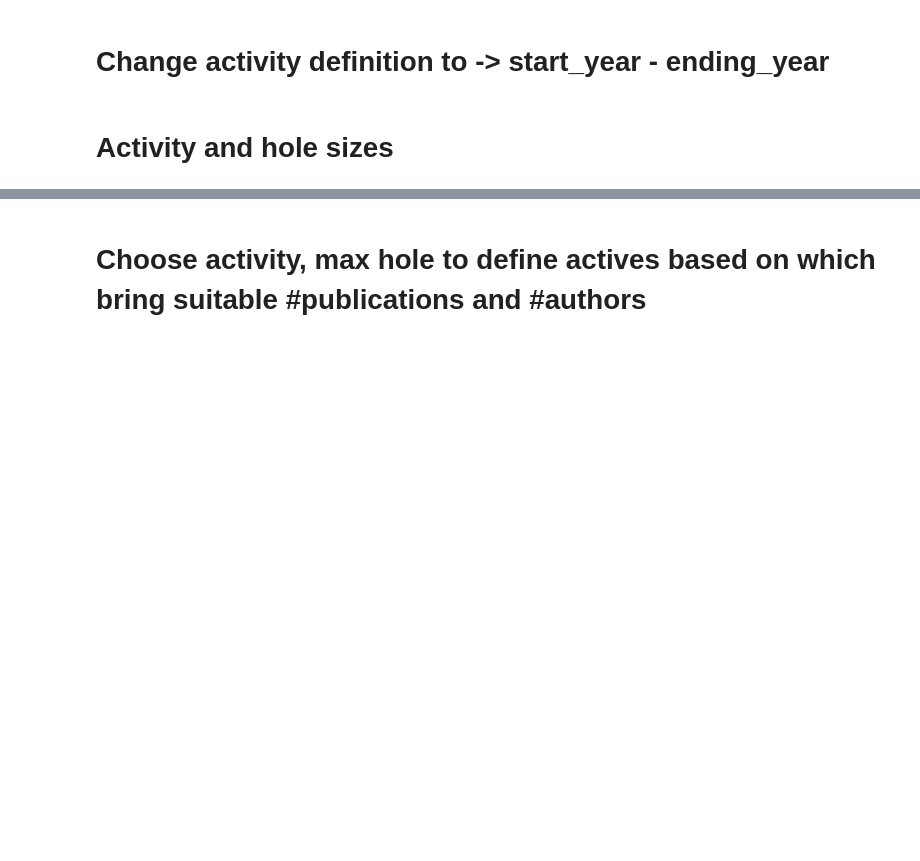
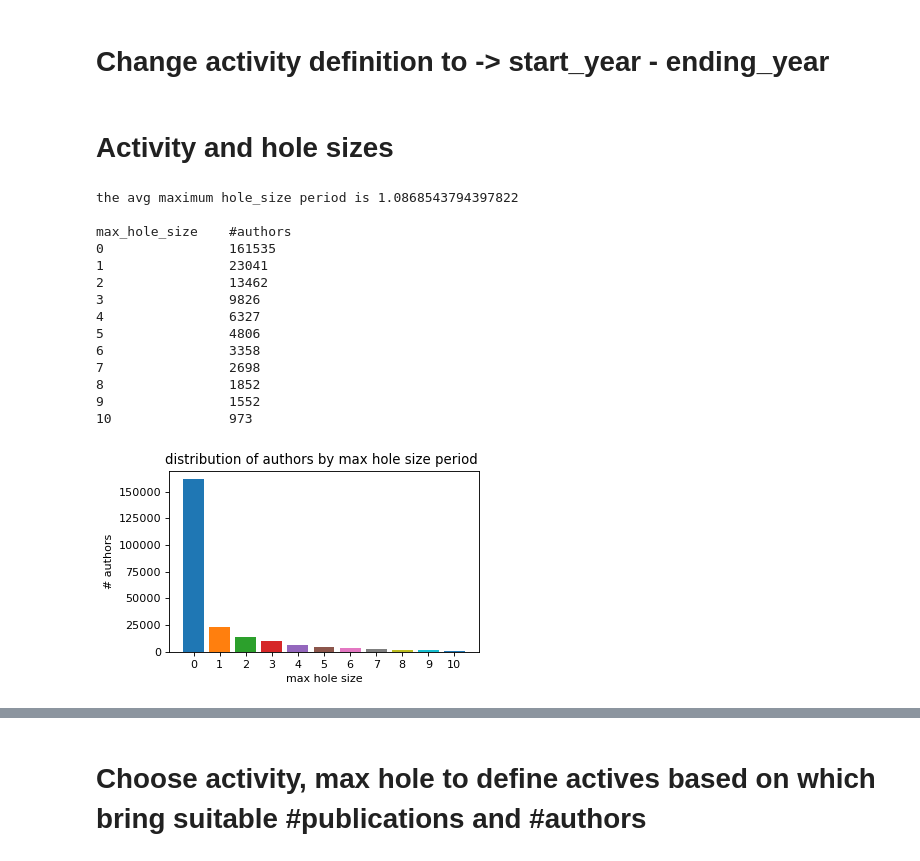
Before and after one commit to LeonardoSer/INRIA_Internship, a Jupyter notebook: 00_quick_references/tmp.ipynb, the cells around one changed output, grey strips where cells are left out. Cells and saved outputs as stored; diff of their text form; code cells hidden in the pictures; blank space fills up the shorter version.

```diff
--- a/00_quick_references/tmp.ipynb
+++ b/00_quick_references/tmp.ipynb
@@ -226,6 +226,42 @@ df["activity"] = abs(df["start_year"] - df["end_year"])
 df
 # %% [markdown]
 # Activity and hole sizes
+# %%
+# distribution of authors by max hole_size
+# how many authors have the given max hole_size period?
+
+df = get_all_collabs()
+
+print("the avg maximum hole_size period is", np.average(df["max_hole_size"]))
+print()
+
+plt.figure(figsize=(5, 3), dpi=80)
+plt.title("distribution of authors by max hole size period ")
+plt.ylabel("# authors")
+plt.xlabel("max hole size")
+
+print("max_hole_size \t #authors")
+for hole_size in range(0, 11):
+    print(hole_size, "\t\t", len(df[df["max_hole_size"]==hole_size]))
+    plt.bar(hole_size, len(df[df["max_hole_size"]==hole_size]))
+    plt.xticks([i for i in range(0, 11)])
+plt.show()
+# %% [output]
+the avg maximum hole_size period is 1.0868543794397822
+
+max_hole_size    #authors
+0                161535
+1                23041
+2                13462
+3                9826
+4                6327
+5                4806
+6                3358
+7                2698
+8                1852
+9                1552
+10               973
+[figure, added]
 # %%
 # distribution of authors by max activity
 # how many authors have the given max activity period?
```
Also changed, not shown: parts of 13 cells of this notebook, 6 other files.
